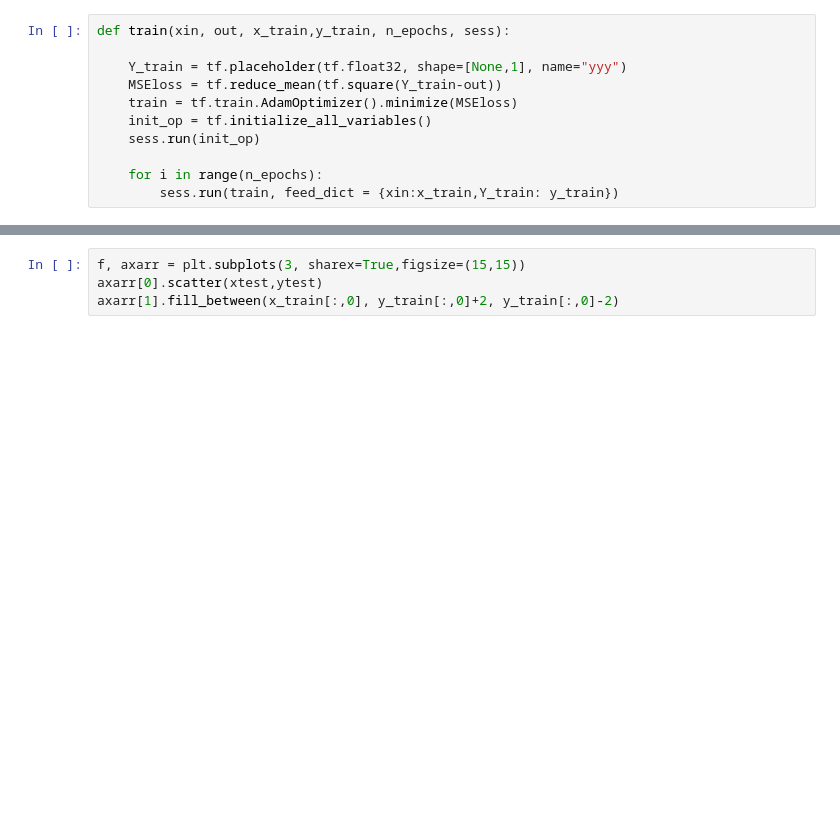
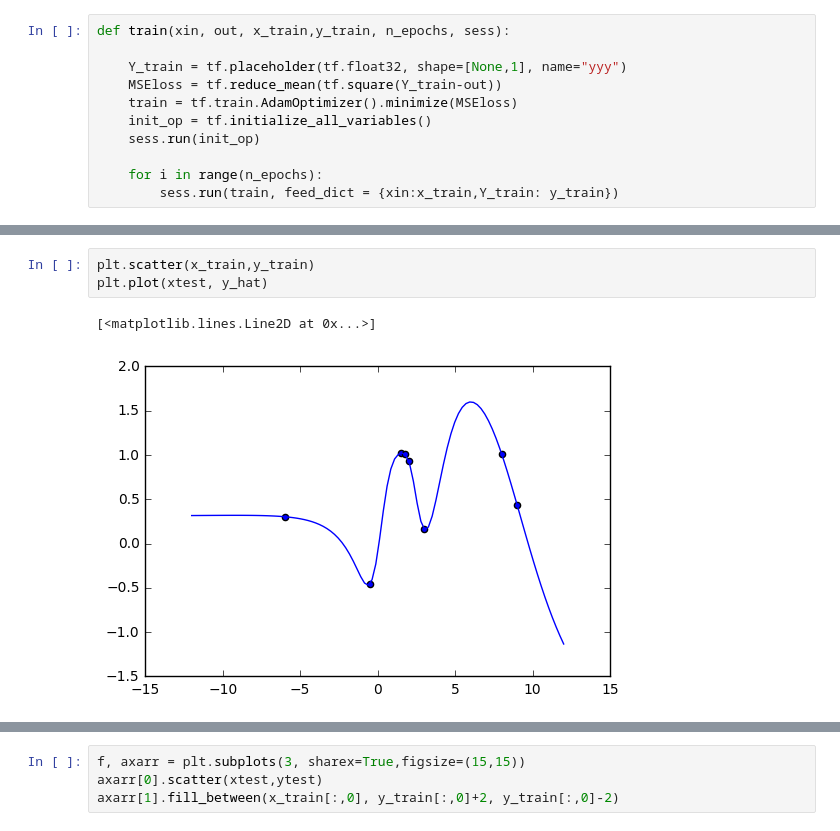
Before and after one commit to Anmol6/DNGO-BO, a Jupyter notebook: dngo.ipynb, the cells around one changed output, grey strips where cells are left out. Drawn from its saved outputs; the diff is of its cells as text; blank space fills up the shorter version.

```diff
--- a/dngo.ipynb
+++ b/dngo.ipynb
@@ -213,0 +223,6 @@ eis = np.zeros(len(xtest))
+# %%
+plt.scatter(x_train,y_train)
+plt.plot(xtest, y_hat)
+# %% [output]
+[<matplotlib.lines.Line2D at 0x...>]
+[figure, added]
```
Also changed, not shown: parts of 13 cells of this notebook.
